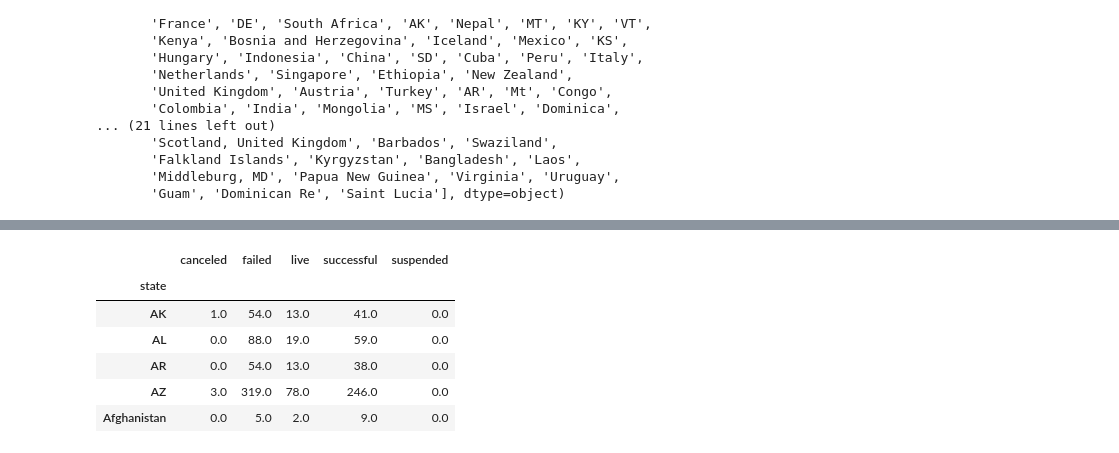
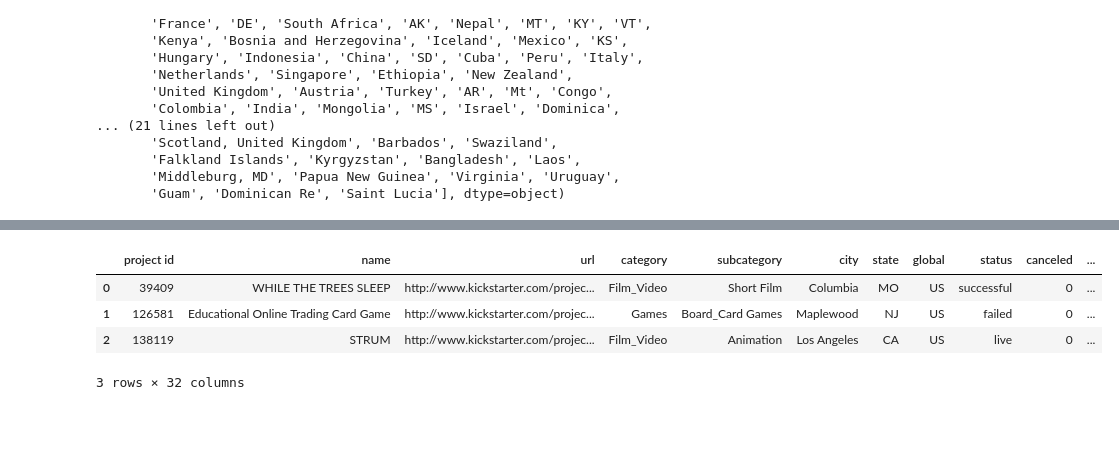
Before and after one commit to yhpf/kickstarter, a Jupyter notebook: kickstarter.ipynb, the cells around one changed output, grey strips where cells are left out. Drawn from its saved outputs; the diff is of its cells as text; code cells hidden in the pictures; blank space fills up the shorter version.

```diff
--- a/kickstarter.ipynb
+++ b/kickstarter.ipynb
@@ -257,8 +279,0 @@ data2.head(3)
-# %%
-### get correct order of df
-data2 = data2[['project id', 'name', 'url', 'category', 'subcategory', 'city', 'state', 'status', 'canceled',
-               'failed', 'live', 'successful', 'suspended', 'goal', 'pledged', 'funded percentage', 'backers',
-               'funded date', 'levels', 'reward levels', 'updates', 'comments', 'duration', 'weekday', 'weekday_nr',
-               'nr_in_month', 'month', 'month_nr', 'year', 'time', 'date']]
-
-data2.head()
@@ -437,0 +433,8 @@ apelsin.head()
+# %%
+data2 = data2.replace('Film &amp; Video', 'Film_Video')
+data2 = data2.replace('Film & Video', 'Film_Video')
+data2 = data2.replace('Country &amp; Folk', 'Country_Folk')
+data2 = data2.replace('Children\'s Book', 'Childrens Book')
+data2 = data2.replace('Board &amp; Card Games', 'Board_Card Games')
+data2 = data2.replace('Country & Folk', 'Country_Folk')
+data2 = data2.replace('Board & Card Games', 'Board_Card Games')
@@ -438,12 +505,13 @@ apelsin.head()
 # %%
-apelsin = apelsin.drop(['project id','goal','pledged','funded percentage','duration','backers','levels',
-                       'updates','comments','weekday_nr','nr_in_month','month_nr','year'], axis=1)
-apelsin.head()
+data2 = data2[['project id', 'name', 'url', 'category', 'subcategory', 'city', 'state', 'global', 'status', 'canceled',
+               'failed', 'live', 'successful', 'suspended', 'goal', 'pledged', 'funded percentage', 'backers',
+               'funded date', 'levels', 'reward levels', 'updates', 'comments', 'duration', 'weekday', 'weekday_nr',
+               'nr_in_month', 'month', 'month_nr', 'year', 'time', 'date']]
+
+data2.head(3)
 # %% [output]
-|  | canceled | failed | live | successful | suspended |
-| state |  |  |  |  |  |
-| AK | 1.0 | 54.0 | 13.0 | 41.0 | 0.0 |
-| AL | 0.0 | 88.0 | 19.0 | 59.0 | 0.0 |
-| AR | 0.0 | 54.0 | 13.0 | 38.0 | 0.0 |
-| AZ | 3.0 | 319.0 | 78.0 | 246.0 | 0.0 |
-| Afghanistan | 0.0 | 5.0 | 2.0 | 9.0 | 0.0 |
+|  | project id | name | url | category | subcategory | city | state | global | status | canceled | ... |
+| 0 | 39409 | WHILE THE TREES SLEEP | http://www.kickstarter.com/projec... | Film_Video | Short Film | Columbia | MO | US | successful | 0 | ... |
+| 1 | 126581 | Educational Online Trading Card Game | http://www.kickstarter.com/projec... | Games | Board_Card Games | Maplewood | NJ | US | failed | 0 | ... |
+| 2 | 138119 | STRUM | http://www.kickstarter.com/projec... | Film_Video | Animation | Los Angeles | CA | US | live | 0 | ... |
+3 rows × 32 columns
```
Also changed, not shown: parts of 79 cells of this notebook.
